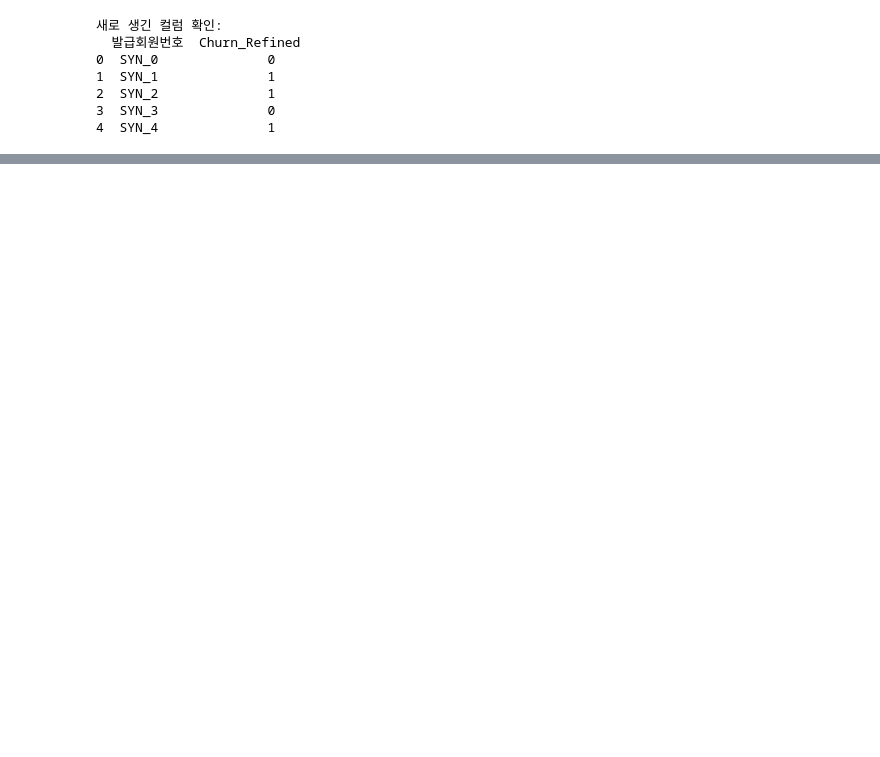
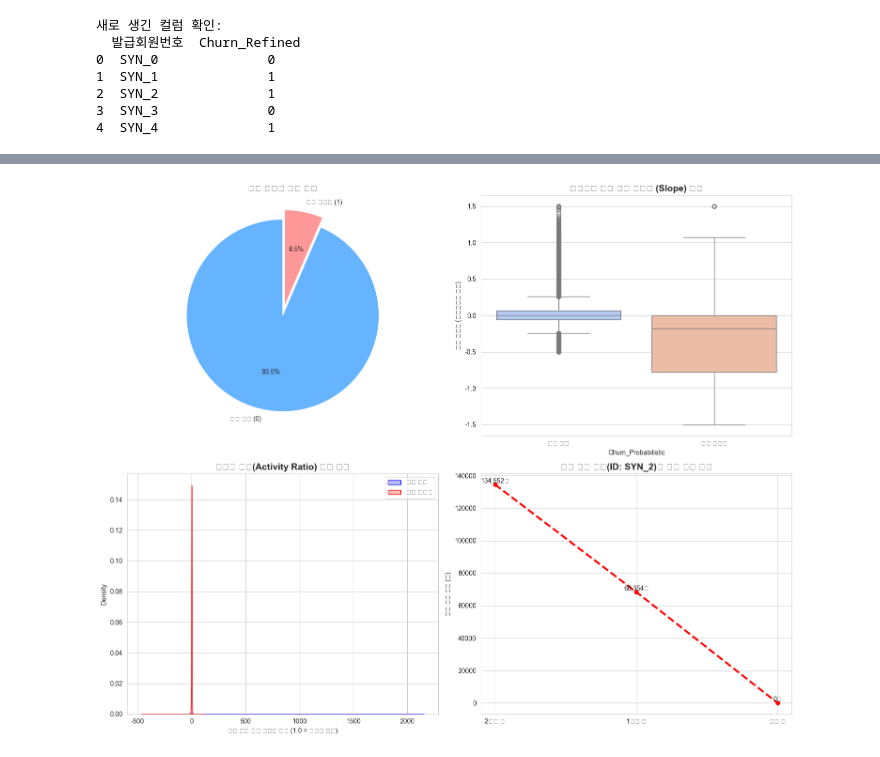
Before and after one commit to Vegetuna/OpenMarket, a Jupyter notebook: 251209_NonVip/02_Shap_real.ipynb, the cells around one changed output, grey strips where cells are left out. Cells and saved outputs as stored; diff of their text form; code cells hidden in the pictures; blank space fills up the shorter version.

```diff
--- a/251209_NonVip/02_Shap_real.ipynb
+++ b/251209_NonVip/02_Shap_real.ipynb
@@ -32,0 +31,5 @@ df.head()
+# %%
+features = df.columns
+# %%
+with open('output.txt', 'w', encoding='utf-8') as f:
+    f.write('\n'.join(features))
@@ -32,0 +194,64 @@ df.head()
+# %%
+
+# -------------------------------------------------------
+# 2. 시각화 그리기
+# -------------------------------------------------------
+# 그림판 크기 설정 (가로 2개, 세로 2개)
+fig, axes = plt.subplots(2, 2, figsize=(15, 12))
+
+# (1) 이탈 위험군 vs 일반 고객 비율 (Pie Chart)
+# 목적: 우리가 정의한 타겟 변수로 분류했을 때, 위험군이 얼마나 되는지 확인
+churn_counts = df['Churn_Probabilistic'].value_counts()
+labels = ['일반 고객 (0)', '이탈 위험군 (1)']
+colors = ['#66b3ff', '#ff9999']
+
+axes[0, 0].pie(churn_counts, labels=labels, autopct='%1.1f%%', startangle=90, colors=colors, explode=(0, 0.1))
+axes[0, 0].set_title('이탈 위험군 탐지 비율', fontsize=14, fontweight='bold')
+
+
+# (2) 잔액 감소 추세(Slope) 비교 (Box Plot)
+# 목적: 이탈 위험군(1)이 일반 고객(0)보다 확실히 잔액이 줄어드는지(음수) 증명
+sns.boxplot(x='Churn_Probabilistic', y='Trend_Slope_Balance', data=df, ax=axes[0, 1], palette="coolwarm")
+axes[0, 1].set_title('고객군별 잔액 감소 기울기 (Slope) 비교', fontsize=14, fontweight='bold')
+axes[0, 1].set_xticklabels(['일반 고객', '이탈 위험군'])
+axes[0, 1].set_ylabel('잔액 기울기 (음수일수록 급감)')
+
+
+# (3) 활동성 비율(Ratio) 분포 (KDE Plot)
+# 목적: 이탈 위험군은 평소 대비 사용량이 뚝 떨어졌음을 밀도 그래프로 표현
+sns.kdeplot(data=df[df['Churn_Probabilistic'] == 0]['Activity_Ratio'], shade=True, color="blue", label="일반 고객", ax=axes[1, 0])
+sns.kdeplot(data=df[df['Churn_Probabilistic'] == 1]['Activity_Ratio'], shade=True, color="red", label="이탈 위험군", ax=axes[1, 0])
+axes[1, 0].set_title('활동성 비율(Activity Ratio) 분포 차이', fontsize=14, fontweight='bold')
+axes[1, 0].set_xlabel('평소 대비 현재 사용량 비율 (1.0 = 평소와 같음)')
+axes[1, 0].legend()
+
+
+# (4) [스토리텔링] 실제 이탈 위험 고객의 3개월 잔액 추이 (Line Plot)
+# 목적: "실제 고객 A씨는 이렇게 마음이 떠났습니다"를 보여주는 예시
+# 조건: 이탈 위험군이면서 기울기가 급격한(-0.5 이하) 고객 1명 추출
+sample_churner = df[(df['Churn_Probabilistic'] == 1) & (df['Trend_Slope_Balance'] < -0.5)].head(1)
+
+if not sample_churner.empty:
+    # 데이터 추출
+    y_values = [
+        sample_churner['Balance_Total_B2M'].values[0],
+        sample_churner['Balance_Total_B1M'].values[0],
+        sample_churner['Balance_Total_B0M'].values[0]
+    ]
+    x_labels = ['2개월 전', '1개월 전', '이번 달']
+    member_id = sample_churner['발급회원번호'].values[0]
+
+    # 그래프 그리기
+    axes[1, 1].plot(x_labels, y_values, marker='o', color='red', linewidth=3, linestyle='--')
+    axes[1, 1].set_title(f"이탈 징후 고객(ID: {member_id})의 잔액 급감 사례", fontsize=14, fontweight='bold')
+    axes[1, 1].set_ylabel('신판 잔액 합계 (원)')
+
+    # 값 표시
+    for i, v in enumerate(y_values):
+        axes[1, 1].text(i, v, f"{int(v):,}원", fontsize=10, ha='center', va='bottom')
+else:
+    axes[1, 1].text(0.5, 0.5, "해당 조건의 샘플 고객이 없습니다.", ha='center')
+
+plt.tight_layout()
+plt.show() # 결과 출력
+# %% [output]
@@ -32,0 +271 @@ df.head()
+[figure, added]
```
Also changed, not shown: parts of 6 cells of this notebook, 3 other files.
